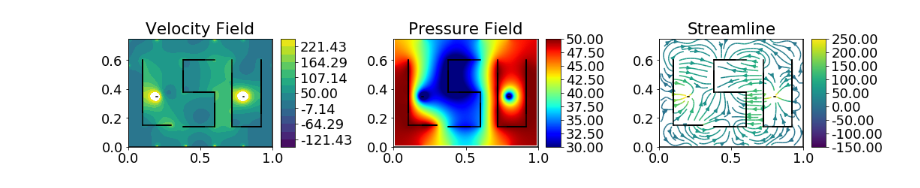
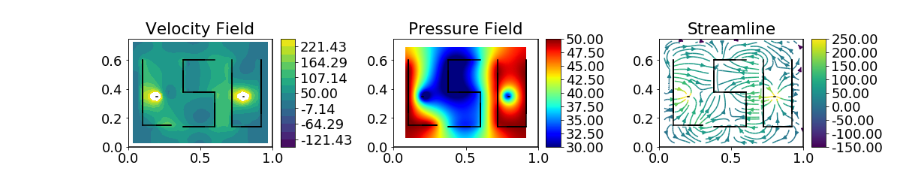
Before and after one commit to BinWang0213/PyBEM2D, a Jupyter notebook: Examples/LSU_Traces.ipynb, the cells around one changed output. Drawn from its saved outputs; the diff is of its cells as text; code cells hidden in the pictures.

```diff
--- a/Examples/LSU_Traces.ipynb
+++ b/Examples/LSU_Traces.ipynb
@@ -23,11 +23,11 @@ Trace_vert=[]
 L=[((0.1, 0.15), (0.1, 0.6)),((0.1, 0.15), (0.3, 0.15))]
 S=[((0.6,0.6),(0.38,0.6)),((0.38,0.6),(0.38,0.38)),((0.38,0.38),(0.6,0.38)),((0.6,0.38),(0.6,0.14)),((0.6,0.14),(0.38,0.14))]
 U= [((0.72,0.6),(0.72,0.14)),((0.72,0.14),(0.92,0.14)),((0.92,0.14),(0.92,0.6))]
-Well= [((0.195,0.35),(0.205,0.35)),
+Points= [((0.195,0.35),(0.205,0.35)),
       ((0.795,0.35),(0.805,0.35))]
-Trace_vert=L+S+U+Well
+Trace_vert=L+S+U+Points
 element_esize=0.2 #Edge mesh is important to overall mass balance
-element_tszie=0.1
+element_tszie=0.1 #Trace mesh size
 
 BEM_Case1.set_Mesh(Boundary_vert,Trace_vert,element_esize,element_tszie,Type="Const")
 
@@ -60,11 +60,11 @@ Edge Num.:4
 # %%
 #3. Solve and plot
 Mat=BEM_Case1.Solve()
 #BEM_Case1.print_solution()
 
-PUV=BEM_Case1.plot_Solution(v_range=(-150,250),p_range=(30,50),resolution=200)
+PUV=BEM_Case1.plot_Solution(v_range=(-150,250),p_range=(30,50),resolution=30)
 #PUV2=BEM_Case1.plot_SolutionBD()
 # %% [output]
-[figure, old version]
+[figure, new version]
 # %%
 XY=BEM_Case1.plot_Solution_overline((0.01,0.45),(0.99,0.45))
```
Also changed, not shown: parts of 1 cell of this notebook.
